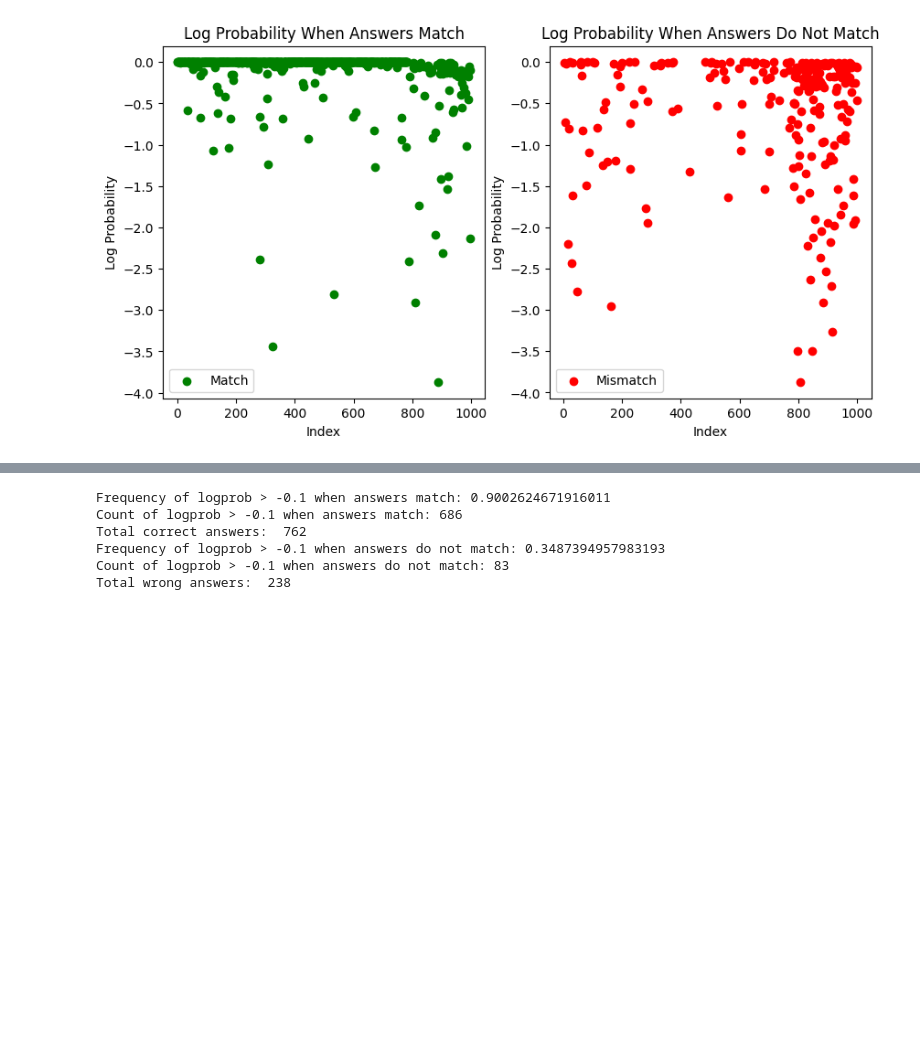
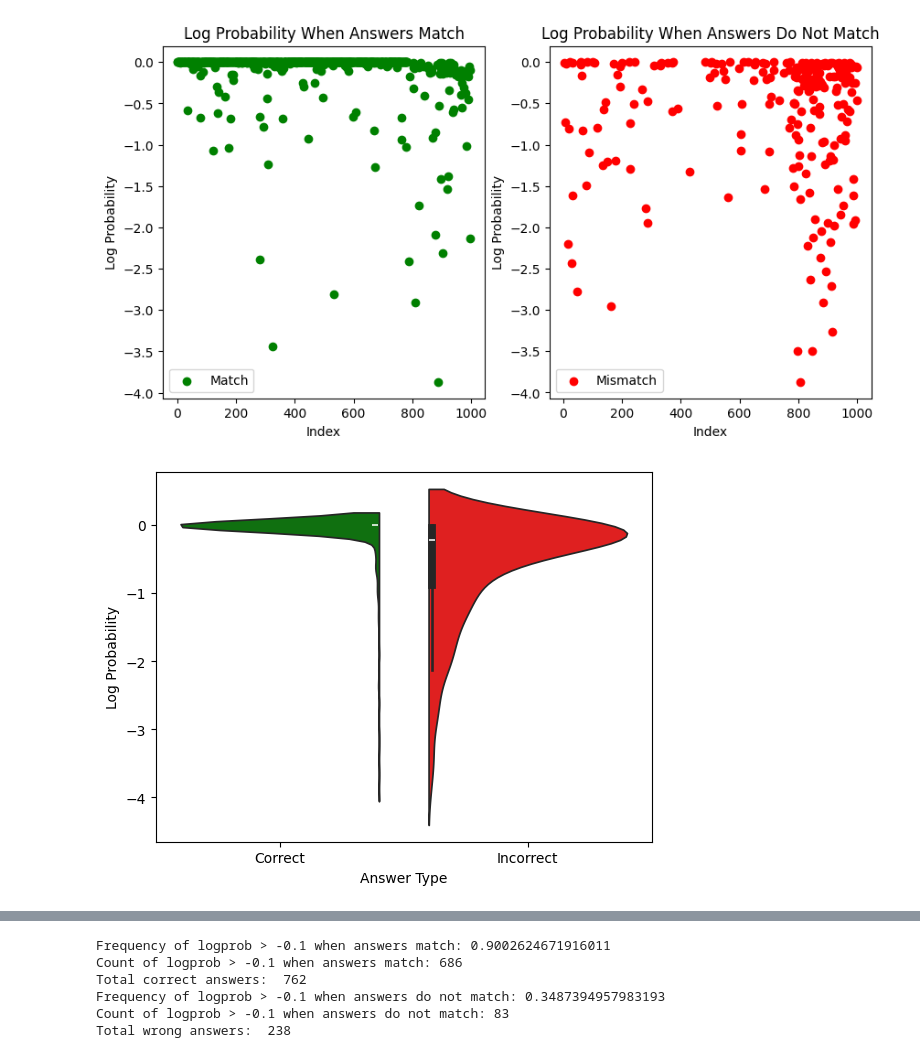
Before and after one commit to moizali01/llm-confidence-study, a Jupyter notebook: MMLU_Logprob_inference/analysis.ipynb, the cells around one changed output, grey strips where cells are left out. Drawn from its saved outputs; the diff is of its cells as text; code cells hidden in the pictures; blank space fills up the shorter version.

Commit message:
further analysis on logprobs

```diff
--- a/MMLU_Logprob_inference/analysis.ipynb
+++ b/MMLU_Logprob_inference/analysis.ipynb
@@ -23,6 +23,7 @@ list_from_string
 correct_answers_list = []
 predicted_answer_list = []
 logprob_list = []
+linear_prob_list = []
 
 def find_letter_in_list(lst):
     # Define the letters to search for
@@ -42,6 +43,7 @@ for i, row in df.iterrows():
     generation = ast.literal_eval(df['generated'][i])
     log_probs = ast.literal_eval(df['log_probs'][i])
     correct_answer = df['correct_answer'][i]
+    linear_prob = ast.literal_eval(df['linear_probs'][i])
 
     predicted_answer = find_letter_in_list(generation)[0]
     if (predicted_answer == None):
@@ -51,13 +53,16 @@ for i, row in df.iterrows():
     predicted_answer_list.append(predicted_answer)
     correct_answers_list.append(correct_answer)
     logprob_list.append(log_probs[find_letter_in_list(generation)[1]])
-
+    linear_prob_list.append(linear_prob[find_letter_in_list(generation)[1]])
 
 print("hi")
 new_df = pd.DataFrame({
     'correct_answer': correct_answers_list,
     'predicted_answer': predicted_answer_list,
-    'logprob': logprob_list
+    'logprob': logprob_list,
+    'linear_prob': linear_prob_list
 })
+
+new_df
 # %% [output]
 hi
@@ -93,3 +111,28 @@ plt.legend()
 # %% [output]
 <matplotlib.legend.Legend at 0x...>
 [figure]
+# %%
+import pandas as pd
+import seaborn as sns
+import matplotlib.pyplot as plt
+
+log_probs_correct = []
+log_probs_incorrect = []
+
+for i, row in new_df.iterrows():
+    if row["correct_answer"] == row["predicted_answer"]:
+        log_probs_correct.append(row["logprob"])
+    else:
+        log_probs_incorrect.append(row["logprob"])
+
+# Prepare data in a DataFrame
+data = pd.DataFrame({
+    "Log Probability": log_probs_correct + log_probs_incorrect,
+    "Answer Type": ["Correct"] * len(log_probs_correct) + ["Incorrect"] * len(log_probs_incorrect)
+})
+
+# Violin plot with overlapping distributions in different colors
+sns.violinplot(x="Answer Type", y="Log Probability", data=data, split=True, hue="Answer Type", palette={"Correct": "green", "Incorrect": "red"})
+plt.show()
+# %% [output]
+[figure, added]
```
Also changed, not shown: parts of 6 cells of this notebook, 1 other file.
